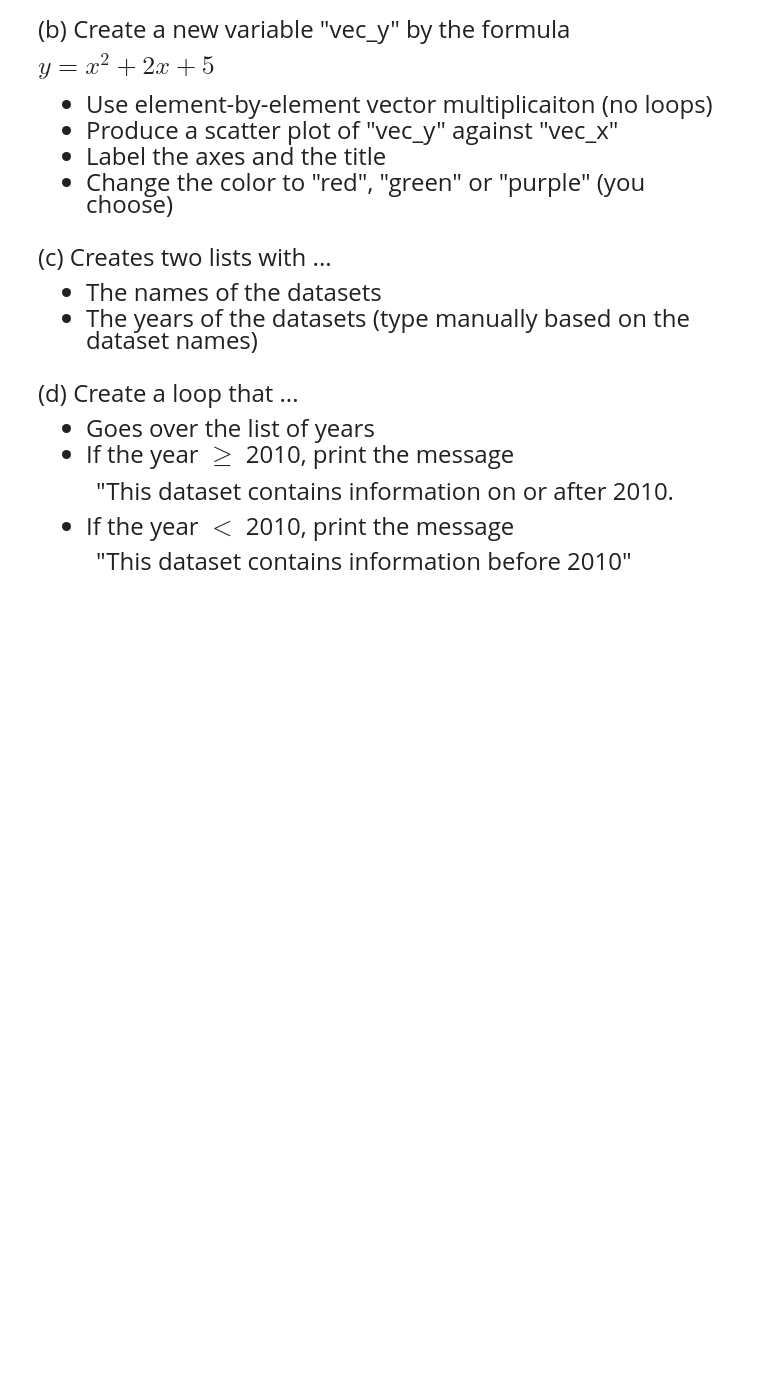
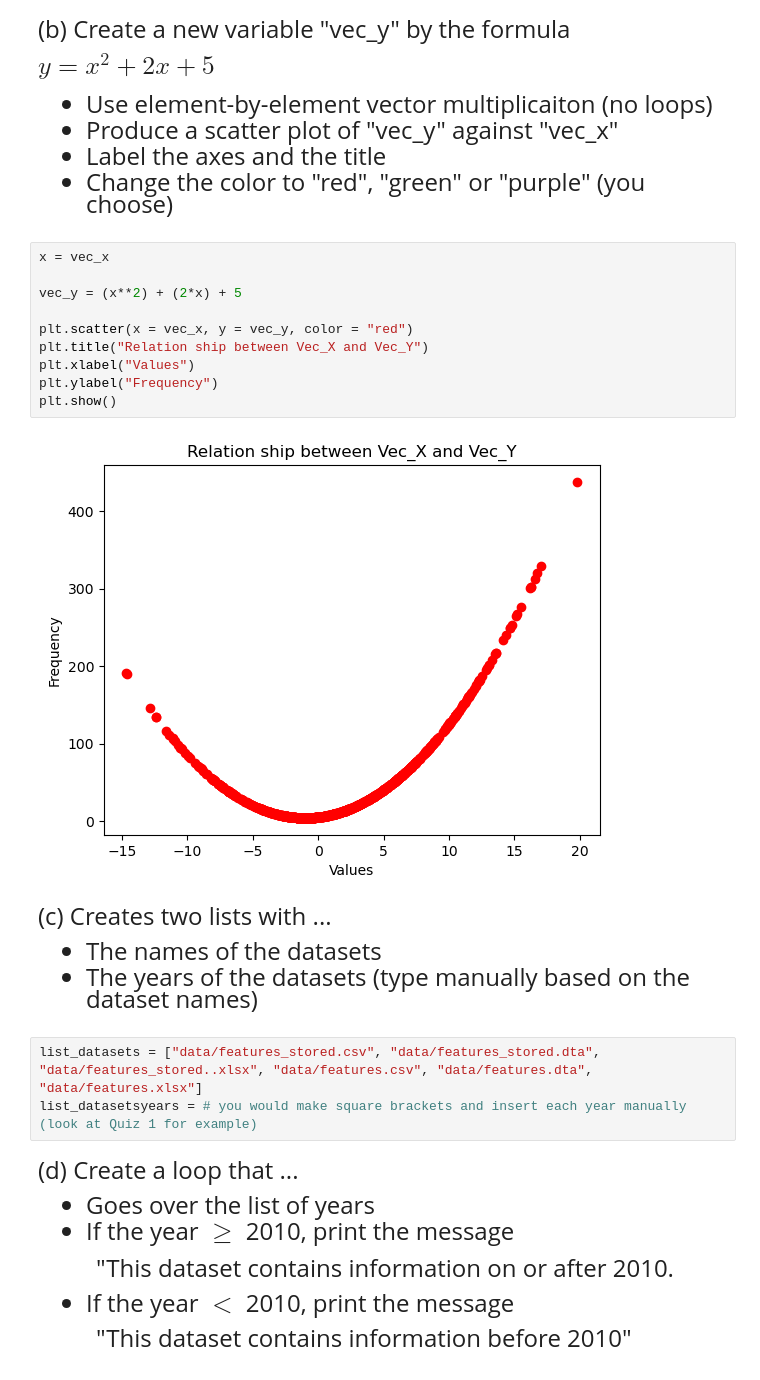
Before and after one commit to j-suave/emoryqtm151, a Jupyter notebook: Lecture 07/Lecture 7.ipynb, the cells around one changed output. Saved outputs shown, nothing was run; the diff lists cells and outputs as text; blank space fills up the shorter version.

```diff
--- a/Lecture 07/Lecture 7.ipynb
+++ b/Lecture 07/Lecture 7.ipynb
@@ -124,6 +122,18 @@ $ y = x^2 + 2x + 5$
 - Produce a scatter plot of "vec_y" against "vec_x"
 - Label the axes and the title
 - Change the color to "red", "green" or "purple" (you choose)
+# %%
+x = vec_x
+
+vec_y = (x**2) + (2*x) + 5
+
+plt.scatter(x = vec_x, y = vec_y, color = "red")
+plt.title("Relation ship between Vec_X and Vec_Y")
+plt.xlabel("Values")
+plt.ylabel("Frequency")
+plt.show()
+# %% [output]
+[figure, added]
 # %% [markdown]
 <font size = "5">
 
@@ -131,6 +141,9 @@ $ y = x^2 + 2x + 5$
 
 - The names of the datasets
 - The years of the datasets (type manually based on the dataset names)
+# %%
+list_datasets = ["data/features_stored.csv", "data/features_stored.dta", "data/features_stored..xlsx", "data/features.csv", "data/features.dta", "data/features.xlsx"]
+list_datasetsyears = # you would make square brackets and insert each year manually (look at Quiz 1 for example)
 # %% [markdown]
 <font size = "5">
 
```
Also changed, not shown: parts of 2 cells of this notebook, 12 other files.
